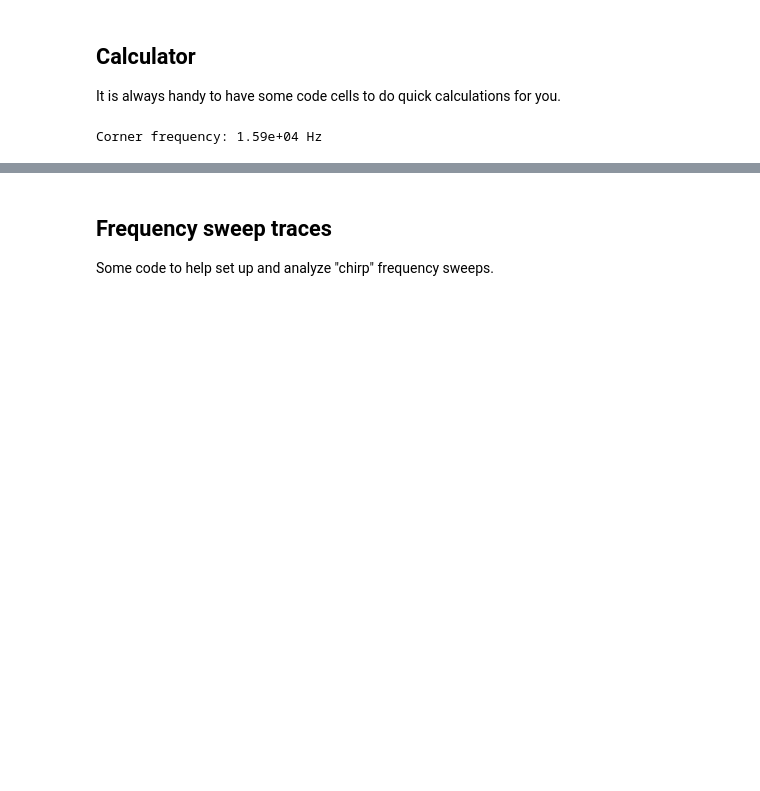
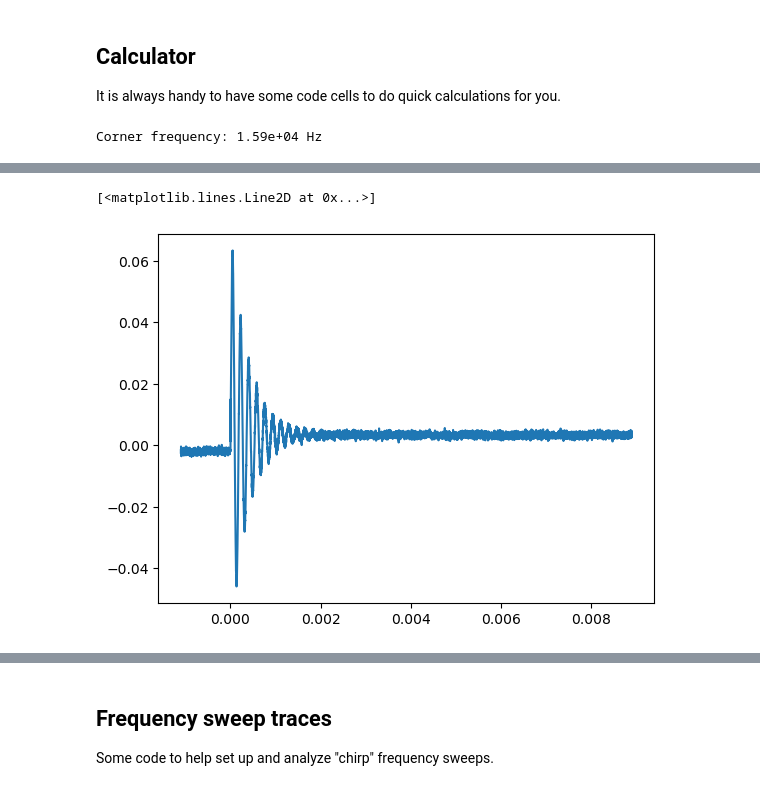
Before and after one commit to SHoogeman/Snaar-Proef, a Jupyter notebook: lab session notebooks/TN2211 Session 05.ipynb, the cells around one changed output, grey strips where cells are left out. Cells and saved outputs as stored; diff of their text form; code cells hidden in the pictures; blank space fills up the shorter version.

```diff
--- a/lab session notebooks/TN2211 Session 05.ipynb
+++ b/lab session notebooks/TN2211 Session 05.ipynb
@@ -48,0 +134,5 @@ Corner frequency: 1.59e+04 Hz
+# %%
+plt.plot(t,v)
+# %% [output]
+[<matplotlib.lines.Line2D at 0x...>]
+[figure, added]
```
Also changed, not shown: parts of 14 cells of this notebook, 2 other files.
